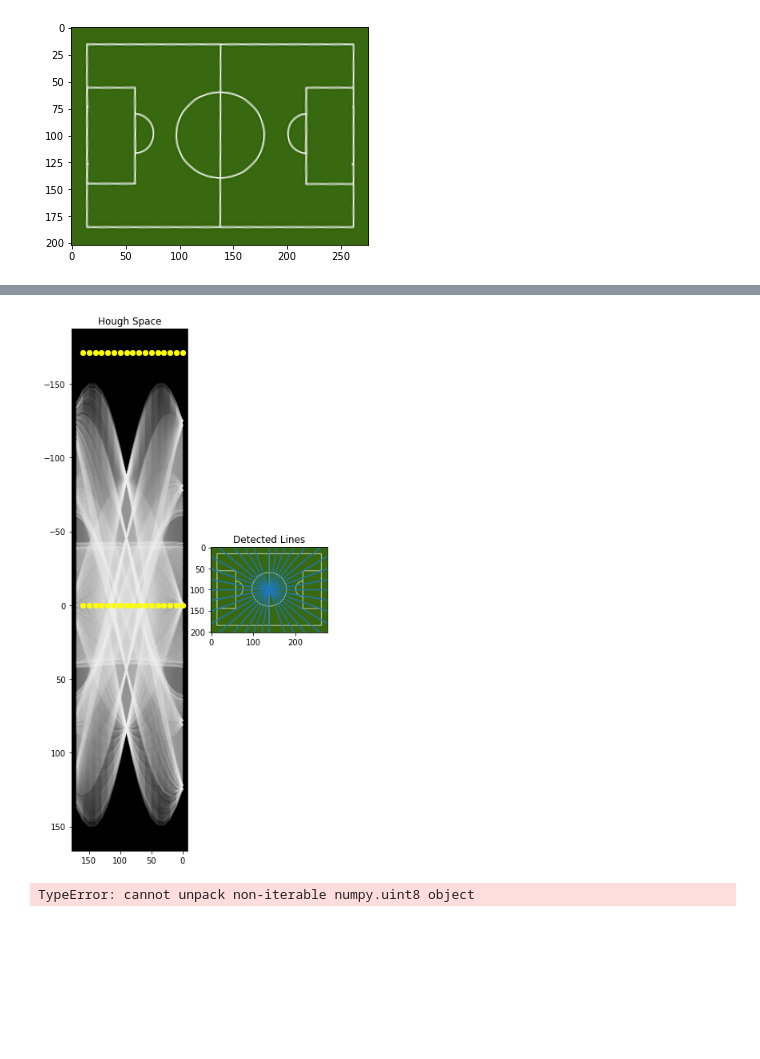
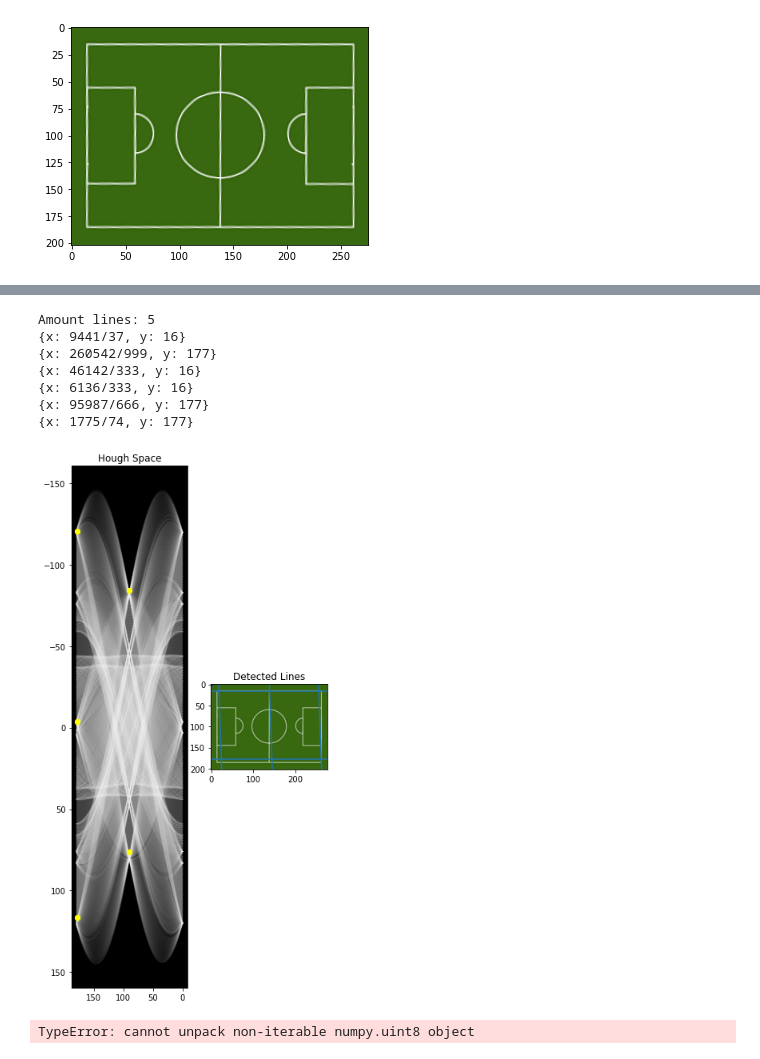
Before and after one commit to jagoss/cv-um-2021, a Jupyter notebook: trabajo-final/Ejercicio_1.ipynb, the cells around one changed output, grey strips where cells are left out. Drawn from its saved outputs; the diff is of its cells as text; code cells hidden in the pictures; blank space fills up the shorter version.

```diff
--- a/trabajo-final/Ejercicio_1.ipynb
+++ b/trabajo-final/Ejercicio_1.ipynb
@@ -106,5 +154,5 @@ enderezar('./images/football.png','./images/derecha.png')
 # %%
-def lines_detector(image, edge_image, num_rhos=4, num_thetas=18, t_count=220): # <- estos son los valores a cambiar
+def lines_detector(image, edge_image, num_rhos=170, num_thetas=180, t_count=220): # <- estos son los valores a cambiar
     edge_height, edge_width = edge_image.shape[:2]
     edge_height_half, edge_width_half = edge_height / 2, edge_width / 2
     #
@@ -142,11 +190,14 @@ def lines_detector(image, edge_image, num_rhos=4, num_thetas=18, t_count=220): #
     rho_idxs, theta_idxs = lines[:, 0], lines[:, 1]
     r, t = rhos[rho_idxs], thetas[theta_idxs]
 
+    aux = []
+    points=[]
+
     for ys in rho_values:
         subplot3.plot(thetas, ys, color="white", alpha=0.05)
 
     subplot3.plot([t], [r], color="yellow", marker='o')
-
+    count_lines = 0
     for line in lines:
         y, x = line
         rho = rhos[y]
@@ -161,6 +212,38 @@ def lines_detector(image, edge_image, num_rhos=4, num_thetas=18, t_count=220): #
         y2 = int(y0 - 1000 * (a))
         subplot3.plot([theta], [rho], marker='o', color="yellow")
         subplot4.add_line(mlines.Line2D([x1, x2], [y1, y2]))
+        aux.append((x1,x2, y1, y2))
+        count_lines +=1
+    print(f'Amount lines: {count_lines}')
+    x, y = symbols('x y')
+    i=0
+    ecuations = [1]*len(aux)   ## No es el largo de aux
+
+    for line in aux:
+        x1, x2, y1, y2 = line
+        if (x2 - x1)==0:
+            ecuations[i] = x - x1     ## En realidad es ecuations de i
+        elif (y2 - y1)==0:
+                ecuations[i] = y - y1   ## En realidad es ecuations de i
+        else:
+            ecuations[i] = ((x-x1)*(y2-y1))/(x2-x1) + y1 - y      ## En realidad es ecuations de i       #x*(y2/val) -x*(y1/val) - x1*(y2/val) + x1*(y1/val) + y1 - y
+        i = i+1
+    line_pointers = [1]*6
+    img_derecha = cv2.imread('./images/derecha.png')
+    for e in range(0,len(ecuations)):
+        for f in range(e+1,len(ecuations)):
+            sol = solve([ecuations[e], ecuations[f]])
+            if sol:
+                if sol.get(y)>=0:
+                    print(sol)
+                    points.append(sol)
+                    line_pointers = cv2.circle(img_derecha, (sol.get('x'),sol.get('y')), radius=5, color=(0, 51, 153), thickness=-1)               #(sol[x],sol[y])    ASI ESTABA
+
+
+    cv2.imwrite('./images/puntos1.png', line_pointers)
+    plt.imshow(line_pointers)
+    line_image=image.copy()                                       ##Asi?
+    lines_edges = cv2.addWeighted(img, 0.8, line_image, 1, 0)
 
     subplot3.invert_yaxis()
     subplot3.invert_xaxis()
@@ -174,13 +257,20 @@ def lines_detector(image, edge_image, num_rhos=4, num_thetas=18, t_count=220): #
 # %%
 image = cv2.imread('./images/derecha.png')
 
 edge_image = cv2.cvtColor(image, cv2.COLOR_BGR2GRAY)
-edge_image = cv2.GaussianBlur(edge_image, (7, 7), 1)
-edge_image = cv2.Canny(edge_image, 50, 150)
+edge_image = cv2.GaussianBlur(edge_image, (7, 7), 5)
+edge_image = cv2.Canny(edge_image, 100, 200)
 
 lines_detector(image, edge_image)
 # %% [output]
+Amount lines: 5
+{x: 9441/37, y: 16}
+{x: 260542/999, y: 177}
+{x: 46142/333, y: 16}
+{x: 6136/333, y: 16}
+{x: 95987/666, y: 177}
+{x: 1775/74, y: 177}
-[figure, old version]
+[figure, new version]
 # %%
 img = cv2.imread('./images/derecha.png')
 line_image = cv2.imread('./images/derecha.png')
```
Also changed, not shown: parts of 2 cells of this notebook, 7 other files.
